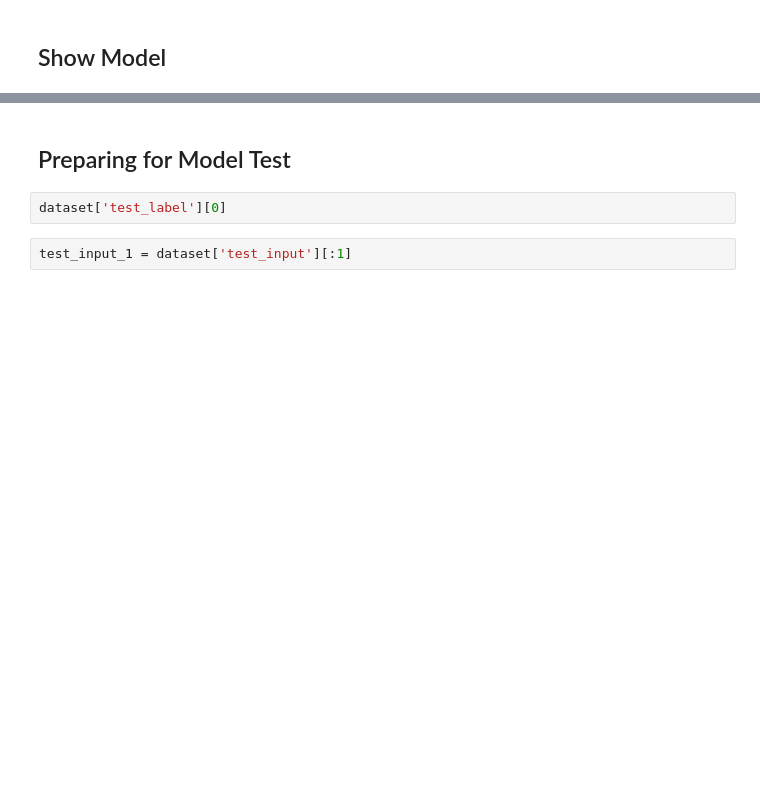
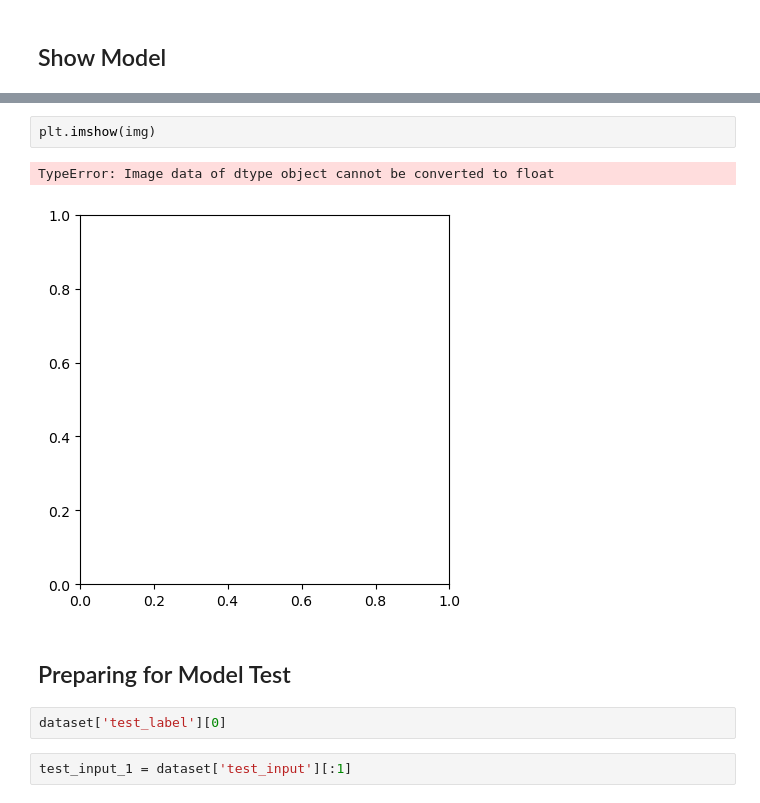
Before and after one commit to Marcus02W/KAN-project, a Jupyter notebook: KAN-Model/kan-visual.ipynb, the cells around one changed output, grey strips where cells are left out. Saved outputs shown, nothing was run; the diff lists cells and outputs as text; blank space fills up the shorter version.

```diff
--- a/KAN-Model/kan-visual.ipynb
+++ b/KAN-Model/kan-visual.ipynb
@@ -176,3 +178,8 @@ model.plot(beta=3, scale=5,folder="/pictures", out_vars=['0','1','2','3','4','5'
+# %%
+plt.imshow(img)
+# %% [output]
+TypeError: Image data of dtype object cannot be converted to float
+[figure, added]
 # %% [markdown]
 ## Preparing for Model Test
 # %%
```
Also changed, not shown: parts of 3 cells of this notebook, 8 other files.
